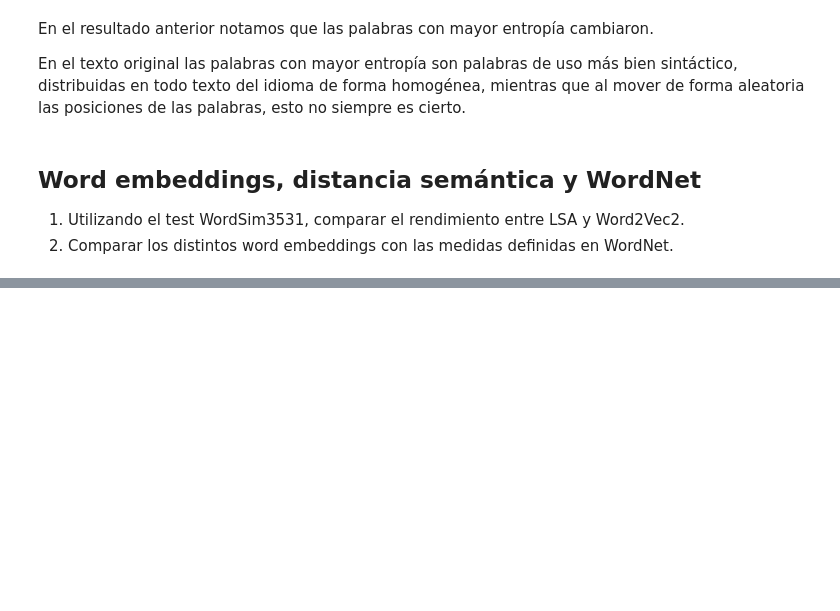
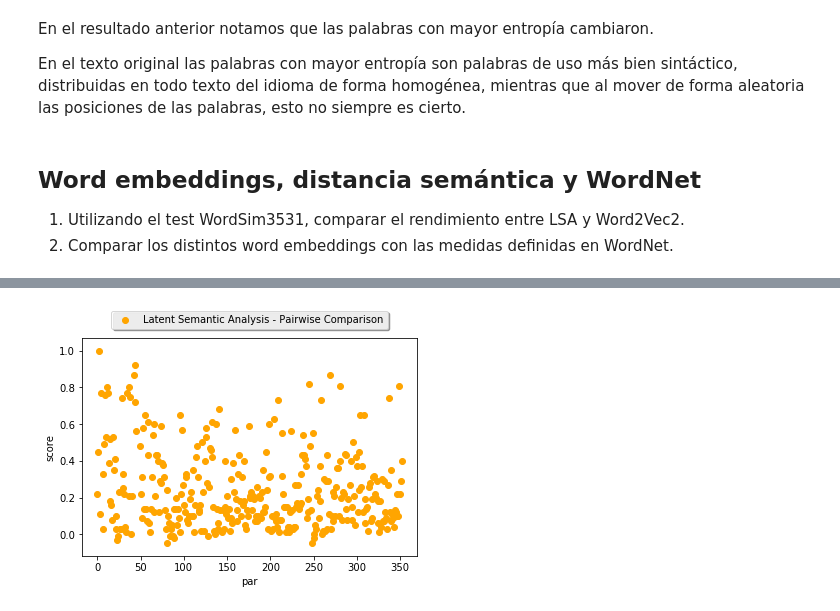
Before and after one commit to barbeiton/tpscd, a Jupyter notebook: tp6/tp6.ipynb, the cells around one changed output, grey strips where cells are left out. Drawn from its saved outputs; the diff is of its cells as text; code cells hidden in the pictures; blank space fills up the shorter version.

```diff
--- a/tp6/tp6.ipynb
+++ b/tp6/tp6.ipynb
@@ -452,0 +508,7 @@ En el texto original las palabras con mayor entropía son palabras de uso más b
+# %%
+#Para los mismos pares de palabras utilizamos desde el sitio http://lsa.colorado.edu/
+#la herramienta web http://lsa.colorado.edu/cgi-bin/LSA-pairwise.html
+#para generar un archivo lsaweb_out.csv, con el resultado generado con 'Latent Semantic Analysis - Pairwise Comparison'
+#tasaALL college - General_Reading_up_to_1st_year_college (300 factors)
+df2 = pd.read_csv('lsaweb_out.csv')
+df2[:15]
@@ -452,0 +541,13 @@ En el texto original las palabras con mayor entropía son palabras de uso más b
+# %%
+#score de Latent Semantic Analysis - Pairwise Comparison
+wx2 = df2.loc[:,['score']]
+# %%
+plt.figure()
+plt.scatter(wn, wx2, label = "Latent Semantic Analysis - Pairwise Comparison", color='orange')
+plt.legend(loc='upper center', bbox_to_anchor=(0.5, 1.15),fancybox=True, shadow=True, ncol=6)
+plt.xlabel('par')
+plt.ylabel('score')
+plt.show()
+plt.close()
+# %% [output]
+[figure, added]
```
Also changed, not shown: parts of 35 cells of this notebook.
